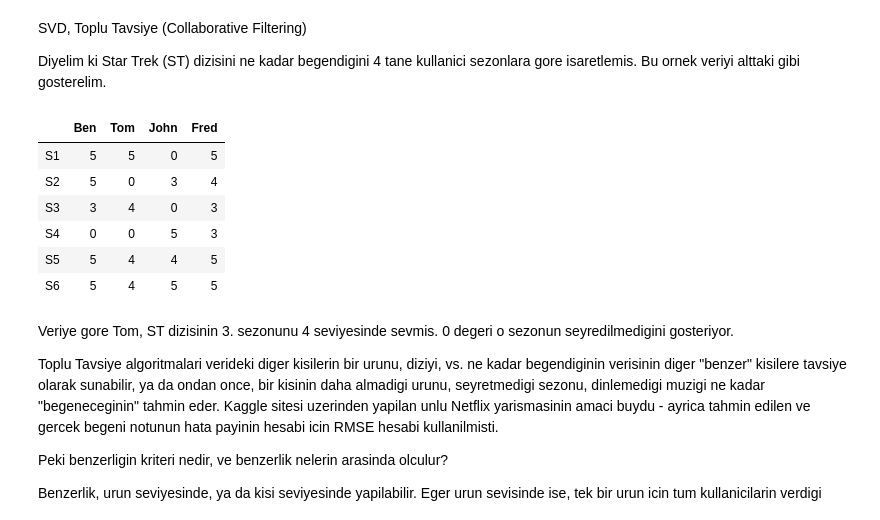
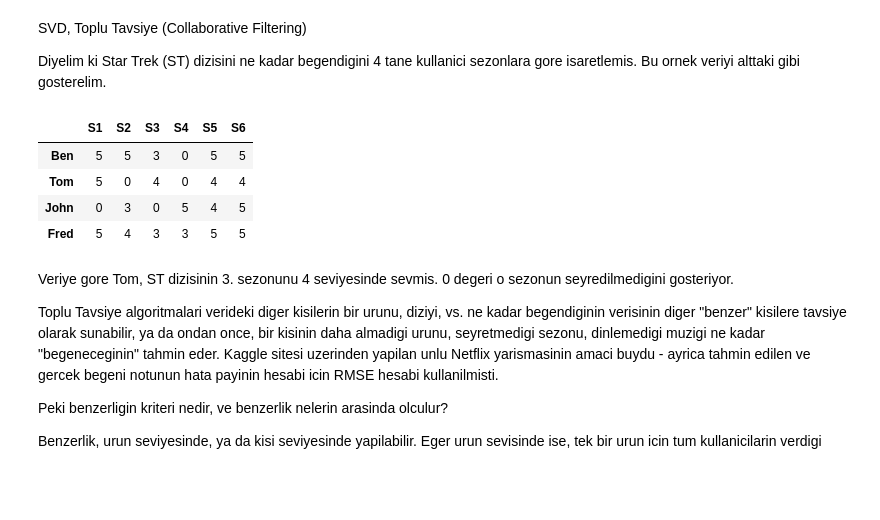
Before and after one commit to theparma/classnotes, a Jupyter notebook: app-math-tr/svdrecom/svdrecom.ipynb, the cells around one changed output. Saved outputs shown, nothing was run; the diff lists cells and outputs as text; code cells hidden in the pictures; blank space fills up the shorter version.

```diff
--- a/app-math-tr/svdrecom/svdrecom.ipynb
+++ b/app-math-tr/svdrecom/svdrecom.ipynb
@@ -7,25 +7,25 @@ gosterelim.
 # %%
 from pandas import *
 
-data = DataFrame (
-    [[5, 5, 0, 5],
+d =  np.array(
+     [[5, 5, 0, 5],
      [5, 0, 3, 4],
      [3, 4, 0, 3],
      [0, 0, 5, 3],
      [5, 4, 4, 5],
-     [5, 4, 5, 5]],
-    columns=['Ben','Tom','John','Fred'],
-    index=['S1','S2','S3','S4','S5','S6']
+     [5, 4, 5, 5]])
+
+data = DataFrame (d.T,
+    columns=['S1','S2','S3','S4','S5','S6'],
+    index=['Ben','Tom','John','Fred']
     )
 data
 # %% [output]
-|  | Ben | Tom | John | Fred |
-| S1 | 5 | 5 | 0 | 5 |
-| S2 | 5 | 0 | 3 | 4 |
-| S3 | 3 | 4 | 0 | 3 |
-| S4 | 0 | 0 | 5 | 3 |
-| S5 | 5 | 4 | 4 | 5 |
-| S6 | 5 | 4 | 5 | 5 |
+|  | S1 | S2 | S3 | S4 | S5 | S6 |
+| Ben | 5 | 5 | 3 | 0 | 5 | 5 |
+| Tom | 5 | 0 | 4 | 0 | 4 | 4 |
+| John | 0 | 3 | 0 | 5 | 4 | 5 |
+| Fred | 5 | 4 | 3 | 3 | 5 | 5 |
 # %% [markdown]
 Veriye gore Tom, ST dizisinin 3. sezonunu 4 seviyesinde sevmis. 0
 degeri o sezonun seyredilmedigini gosteriyor.
```
Also changed, not shown: parts of 7 cells of this notebook.
